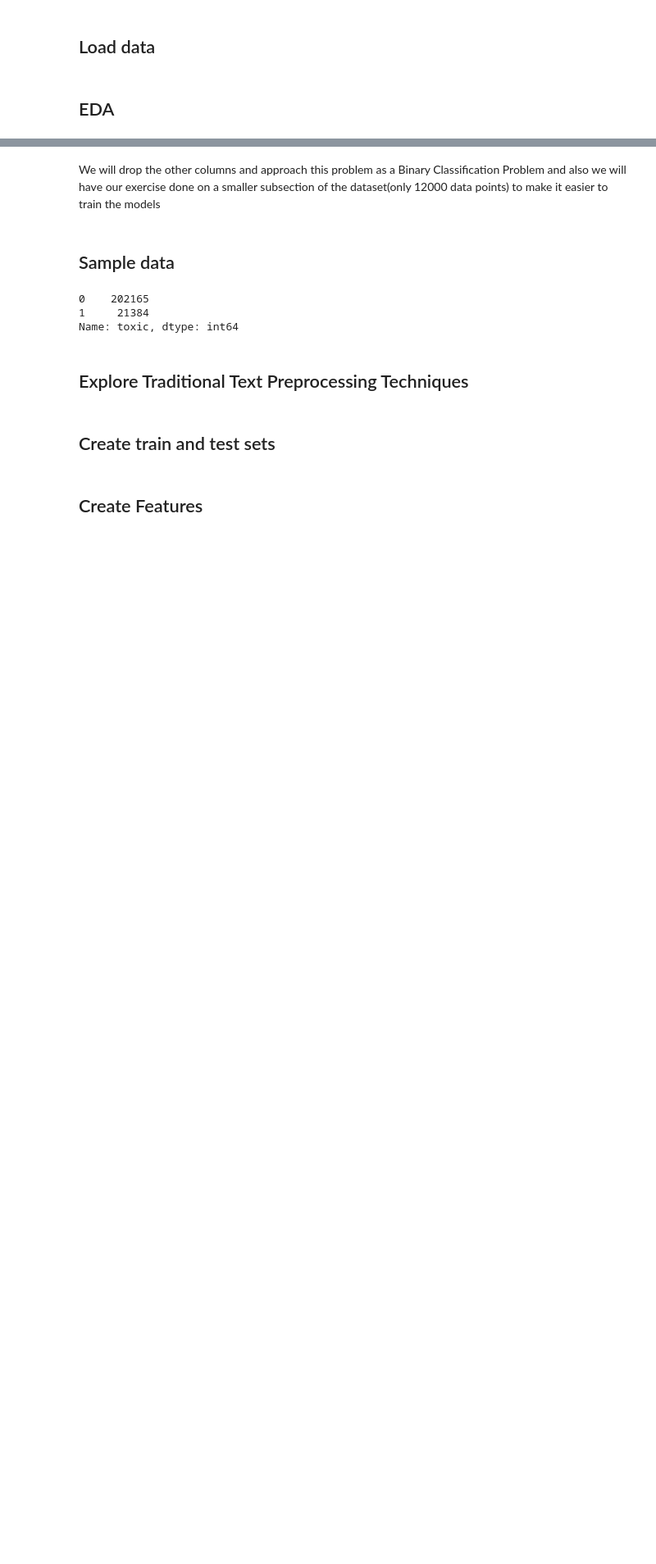
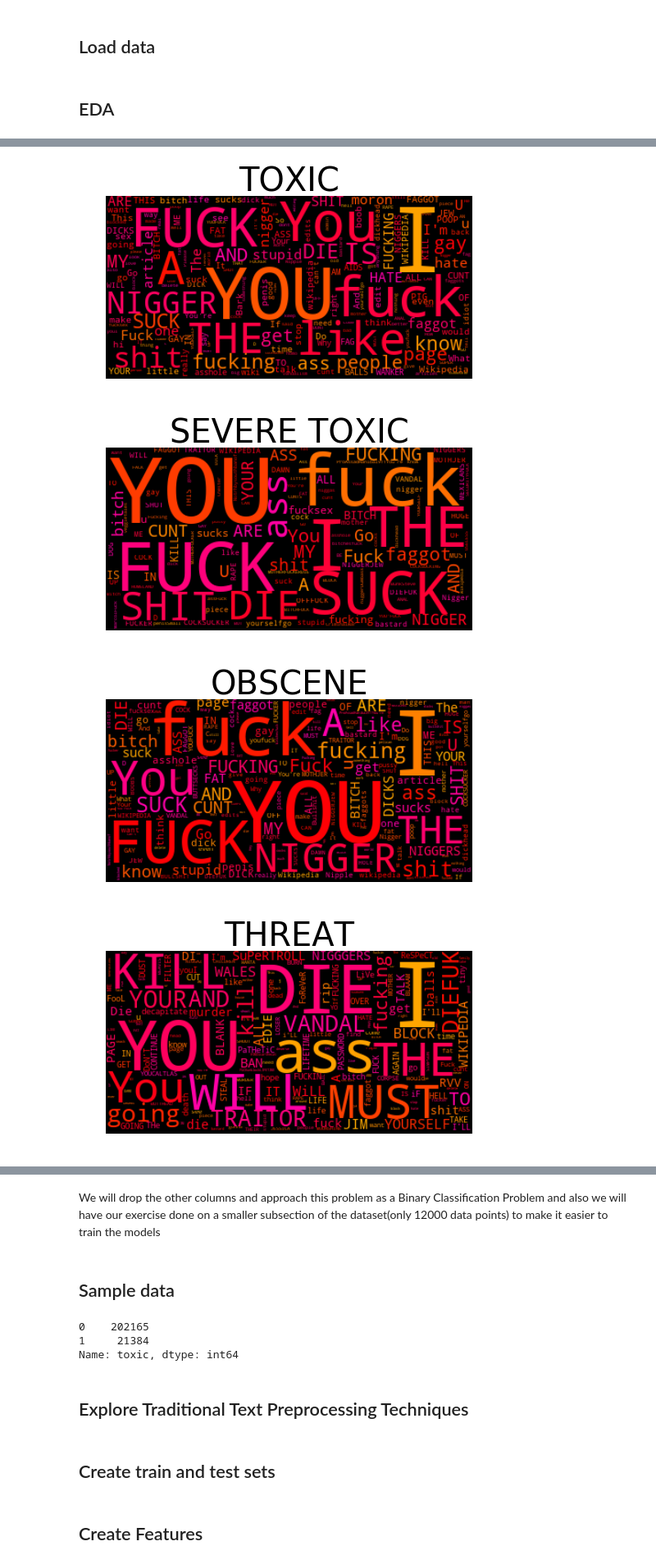
Before and after one commit to jkchandalia/toximeter, a Jupyter notebook: exploration/Toxic_Comment_NLP.ipynb, the cells around one changed output, grey strips where cells are left out. Shown at 82% size. Saved outputs shown, nothing was run; the diff lists cells and outputs as text; code cells hidden in the pictures; blank space fills up the shorter version.

```diff
--- a/exploration/Toxic_Comment_NLP.ipynb
+++ b/exploration/Toxic_Comment_NLP.ipynb
@@ -71,0 +246,42 @@ None
+# %%
+def lemmatize(text_list, lemmatizer=None):
+    if lemmatizer:
+        return [lemmatizer.lemmatize(word) for word in text_list]
+    else:
+        return text_list
+# %%
+word_counter = {}
+
+for categ in CATEGORIES:
+    d = Counter()
+    train[train[categ] == 1]['comment_text'].apply(lambda t: d.update(lemmatize(clean_text(t).split())))
+    word_counter[categ] = pd.DataFrame.from_dict(d, orient='index')\
+                                        .rename(columns={0: 'count'})\
+                                        .sort_values('count', ascending=False)
+# %%
+def angry_color_func(word, font_size, position, orientation, random_state=None,
+                    **kwargs):
+    return "hsl(%d, 100%%, 50%%)" % ((random.randint(-40, 40)+360)%360)
+
+for w in word_counter:
+    wc = word_counter[w]
+
+    wordcloud = WordCloud(
+          background_color='black',
+          max_words=200,
+          max_font_size=100,
+          random_state=461
+         ).generate_from_frequencies(wc.to_dict()['count'])
+
+    fig = plt.figure(figsize=(8, 8))
+    plt.title(w.upper().replace('_', ' '), size=40)
+    plt.imshow(wordcloud.recolor(color_func=angry_color_func, random_state=3),
+           interpolation="bilinear")
+    plt.axis('off')
+
+    plt.show()
+# %% [output]
+[figure, added]
+[figure, added]
+[figure, added]
+[figure, added]
```
Also changed, not shown: parts of 38 cells of this notebook.
